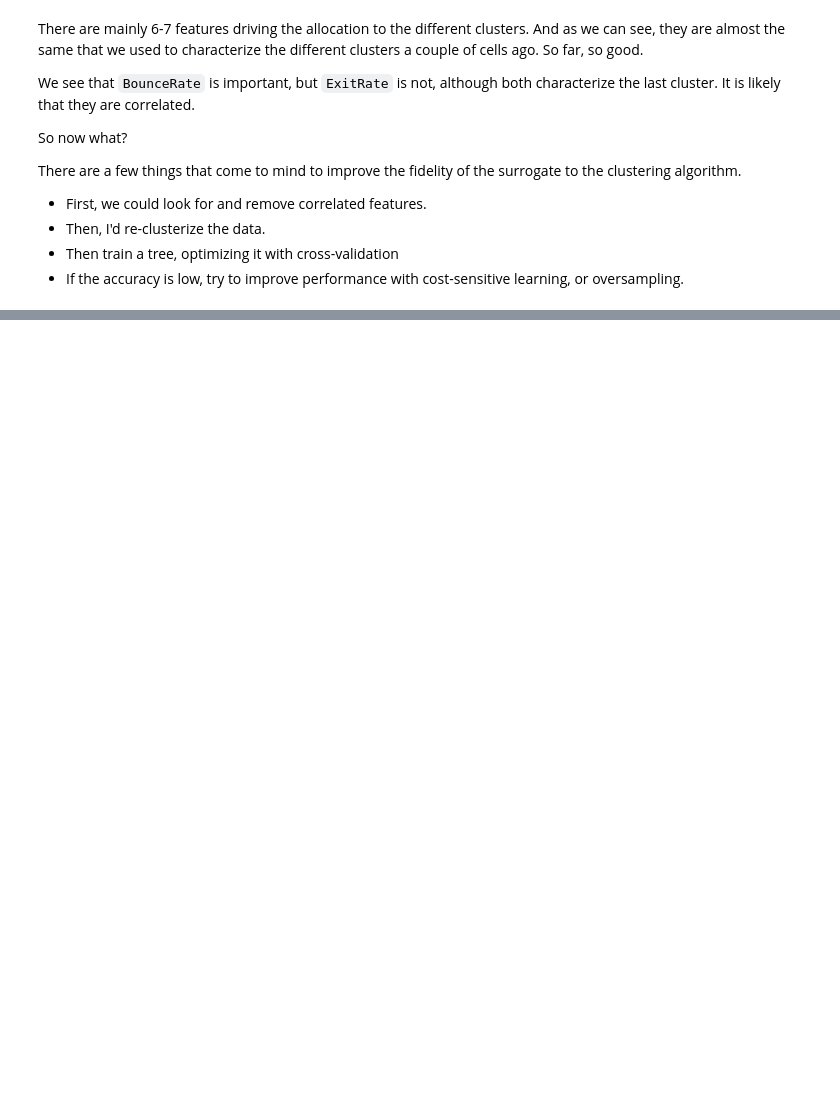
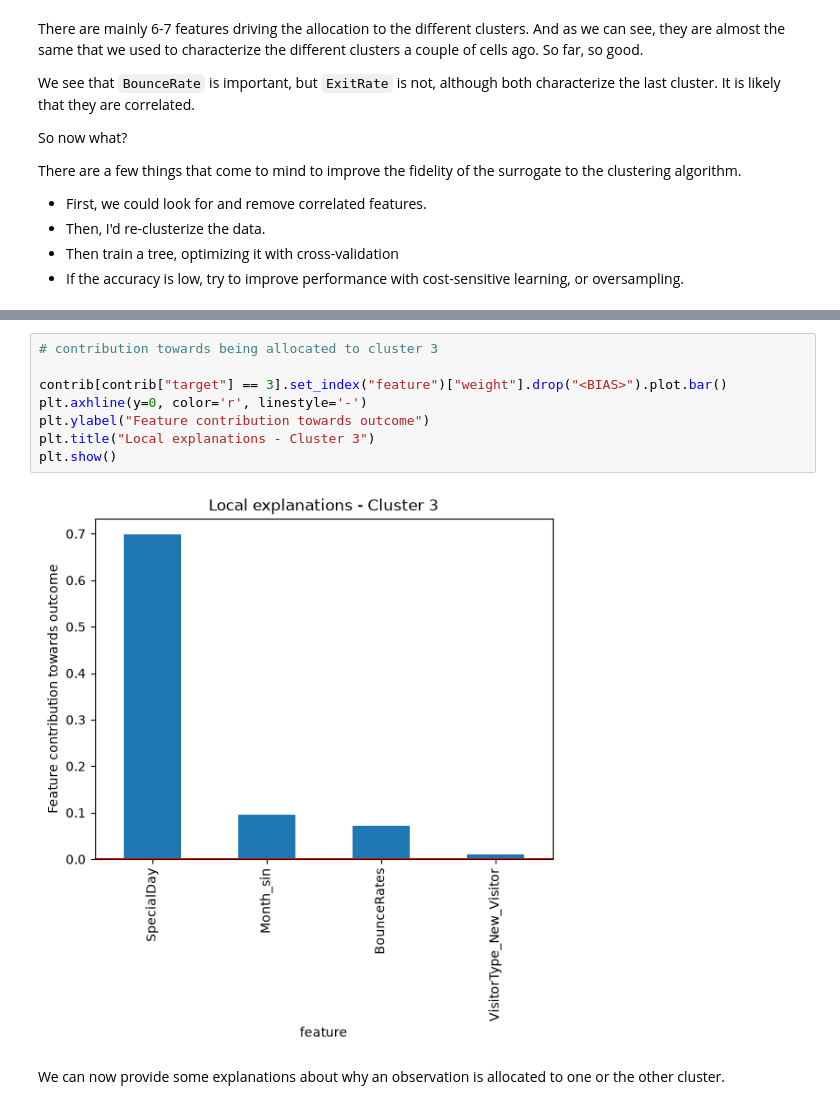
Before and after one commit to solegalli/machine-learning-interpretability, a Jupyter notebook: 13-surrogates/1-clustering-plus-surrogate.ipynb, the cells around one changed output, grey strips where cells are left out. Drawn from its saved outputs; the diff is of its cells as text; blank space fills up the shorter version.

```diff
--- a/13-surrogates/1-clustering-plus-surrogate.ipynb
+++ b/13-surrogates/1-clustering-plus-surrogate.ipynb
@@ -373,0 +371,12 @@ We can now provide some explanations about why an observation is allocated to on
+# %%
+# contribution towards being allocated to cluster 3
+
+contrib[contrib["target"] == 3].set_index("feature")["weight"].drop("<BIAS>").plot.bar()
+plt.axhline(y=0, color='r', linestyle='-')
+plt.ylabel("Feature contribution towards outcome")
+plt.title("Local explanations - Cluster 3")
+plt.show()
+# %% [output]
+[figure, added]
+# %% [markdown]
+We can now provide some explanations about why an observation is allocated to one or the other cluster.
```
Also changed, not shown: parts of 38 cells of this notebook, 13 other files.
